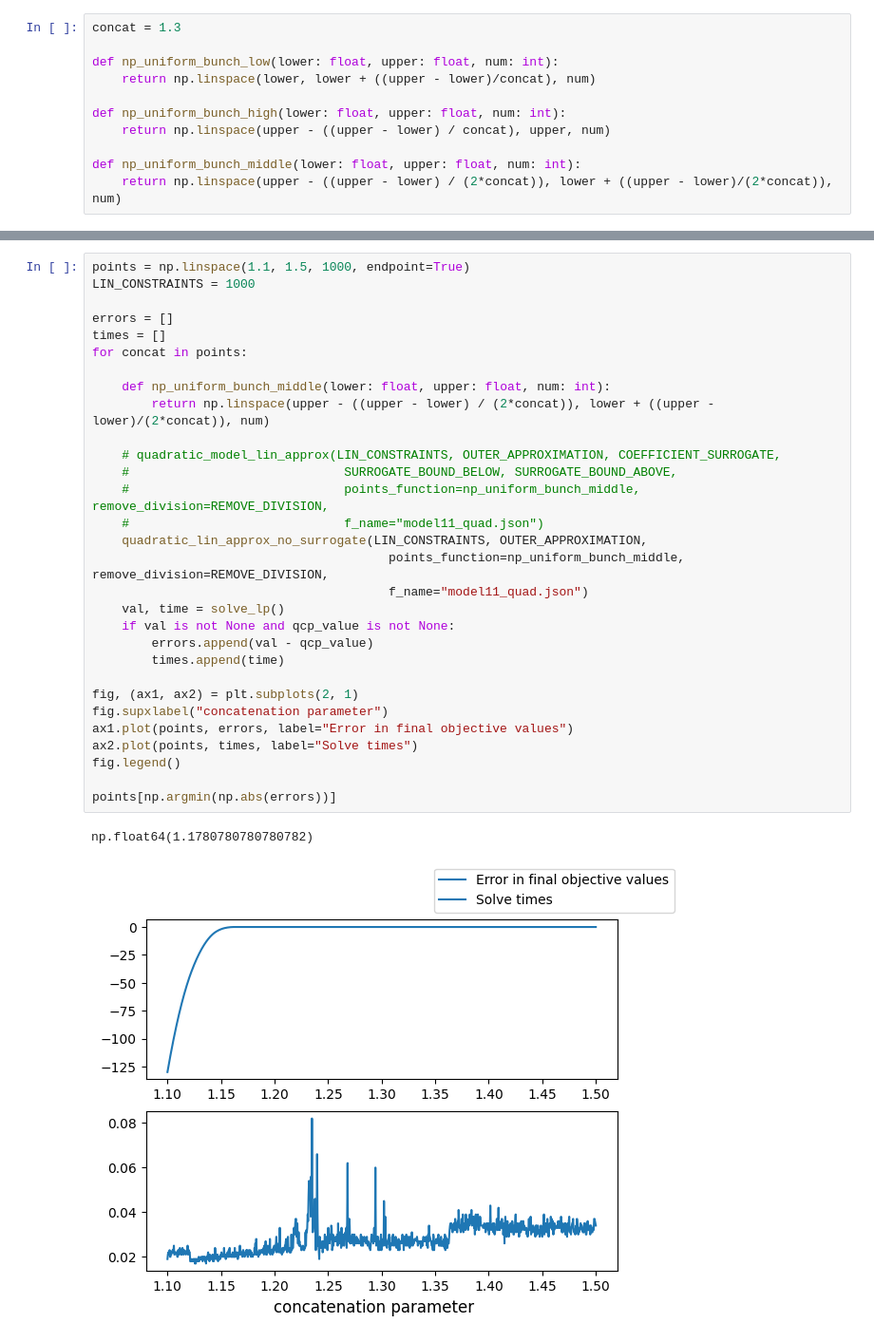
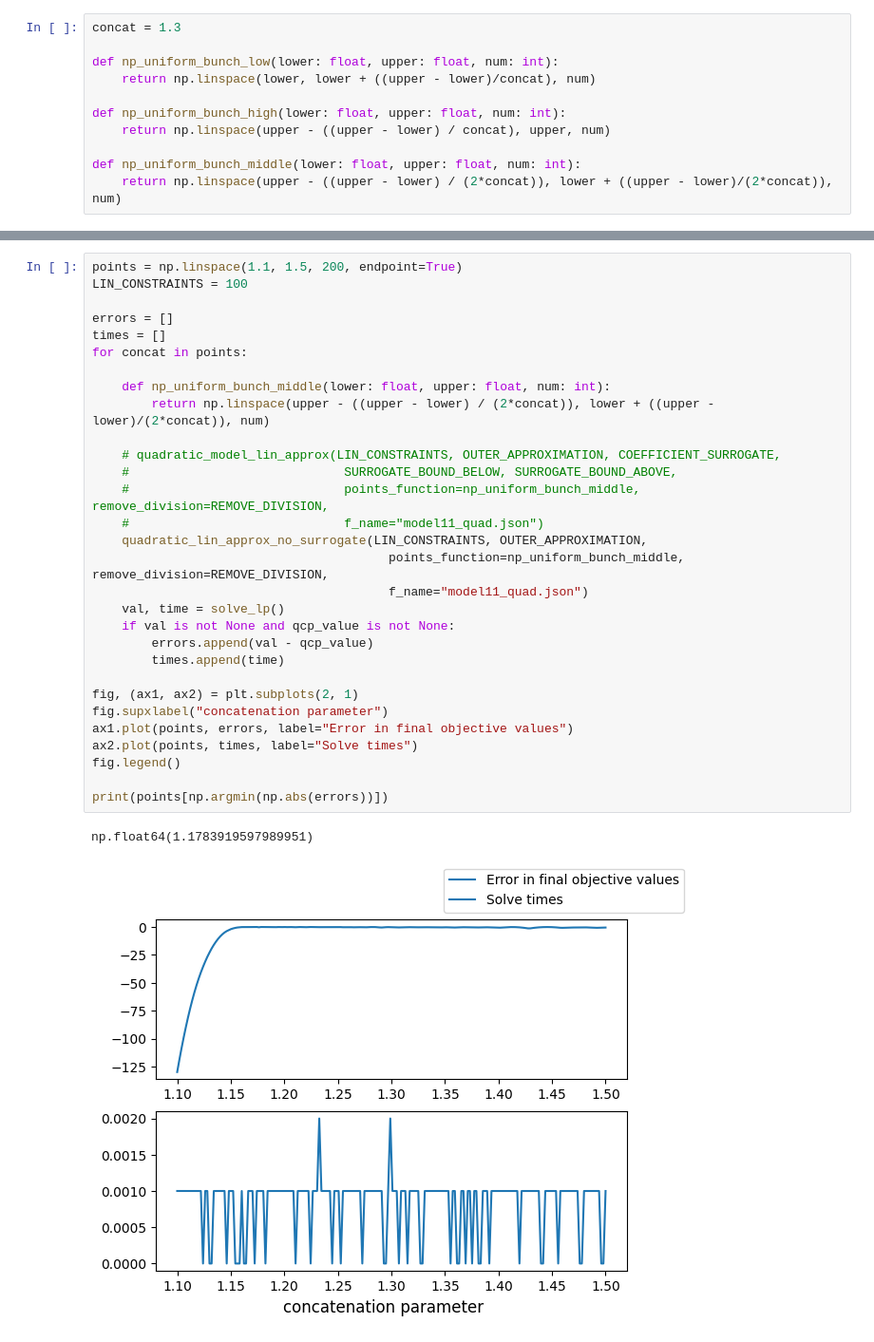
Before and after one commit to micpap25/ENG-QUANT, a Jupyter notebook: experiments/classical_run_points_compare.ipynb, the cells around one changed output, grey strips where cells are left out. Shown at 95% size. Cells and saved outputs as stored; diff of their text form.

```diff
--- a/experiments/classical_run_points_compare.ipynb
+++ b/experiments/classical_run_points_compare.ipynb
@@ -216,33 +221,33 @@ print(errors[2])
 # %%
-points = np.linspace(1.1, 1.5, 1000, endpoint=True)
-LIN_CONSTRAINTS = 1000
+points = np.linspace(1.1, 1.5, 200, endpoint=True)
+LIN_CONSTRAINTS = 100
 
 errors = []
 times = []
 for concat in points:
 
     def np_uniform_bunch_middle(lower: float, upper: float, num: int):
         return np.linspace(upper - ((upper - lower) / (2*concat)), lower + ((upper - lower)/(2*concat)), num)
 
     # quadratic_model_lin_approx(LIN_CONSTRAINTS, OUTER_APPROXIMATION, COEFFICIENT_SURROGATE,
     #                             SURROGATE_BOUND_BELOW, SURROGATE_BOUND_ABOVE,
     #                             points_function=np_uniform_bunch_middle, remove_division=REMOVE_DIVISION,
     #                             f_name="model11_quad.json")
     quadratic_lin_approx_no_surrogate(LIN_CONSTRAINTS, OUTER_APPROXIMATION,
                                         points_function=np_uniform_bunch_middle, remove_division=REMOVE_DIVISION,
                                         f_name="model11_quad.json")
     val, time = solve_lp()
     if val is not None and qcp_value is not None:
         errors.append(val - qcp_value)
         times.append(time)
 
 fig, (ax1, ax2) = plt.subplots(2, 1)
 fig.supxlabel("concatenation parameter")
 ax1.plot(points, errors, label="Error in final objective values")
 ax2.plot(points, times, label="Solve times")
 fig.legend()
 
-points[np.argmin(np.abs(errors))]
+print(points[np.argmin(np.abs(errors))])
 # %% [output]
-np.float64(1.1780780780780782)
+np.float64(1.1783919597989951)
-[figure, old version]
+[figure, new version]
```
Also changed, not shown: parts of 9 cells of this notebook, 4 other files.
